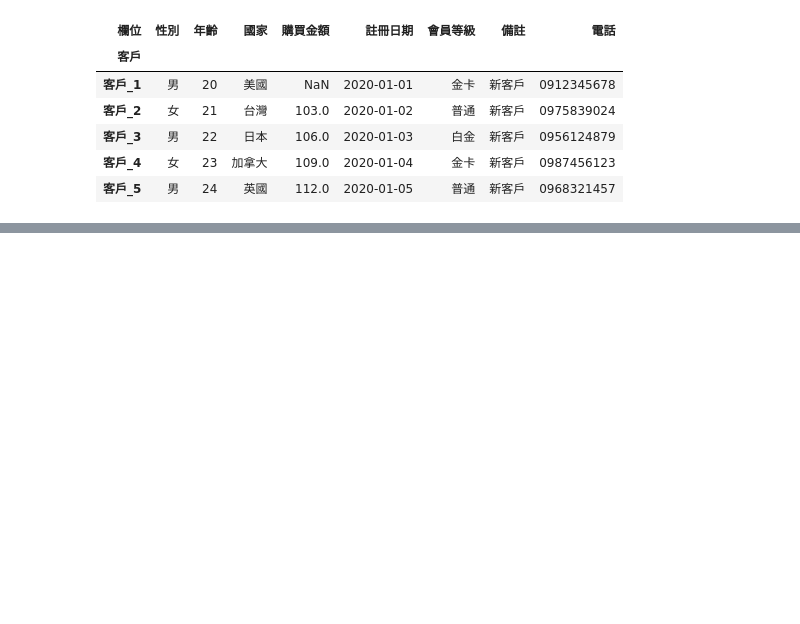
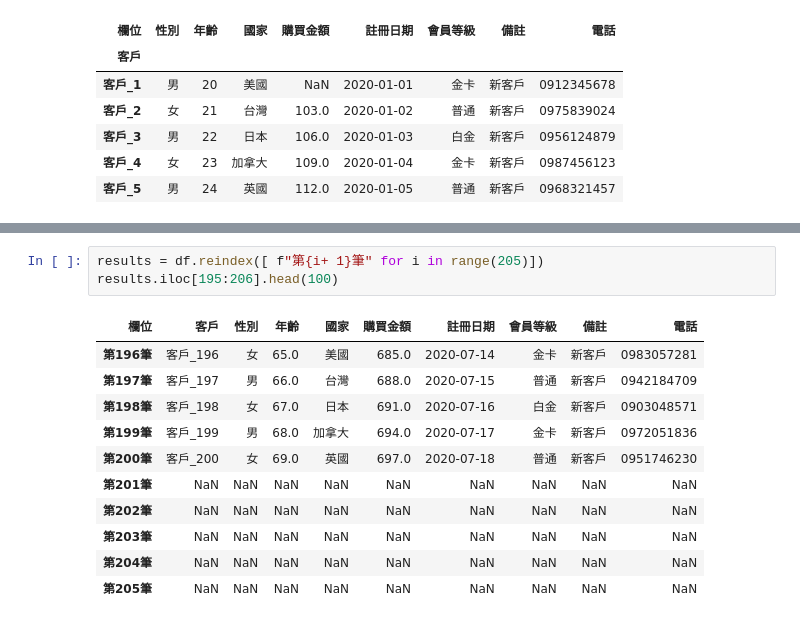
Before and after one commit to pysduck0w0/ProjectDevelop, a Jupyter notebook: ch03/index.python.ipynb, the cells around one changed output, grey strips where cells are left out. Saved outputs shown, nothing was run; the diff lists cells and outputs as text; blank space fills up the shorter version.

```diff
--- a/ch03/index.python.ipynb
+++ b/ch03/index.python.ipynb
@@ -716,0 +717,15 @@ df.head()
+# %%
+results = df.reindex([ f"第{i+ 1}筆" for i in range(205)])
+results.iloc[195:206].head(100)
+# %% [output]
+| 欄位 | 客戶 | 性別 | 年齡 | 國家 | 購買金額 | 註冊日期 | 會員等級 | 備註 | 電話 |
+| 第196筆 | 客戶_196 | 女 | 65.0 | 美國 | 685.0 | 2020-07-14 | 金卡 | 新客戶 | 0983057281 |
+| 第197筆 | 客戶_197 | 男 | 66.0 | 台灣 | 688.0 | 2020-07-15 | 普通 | 新客戶 | 0942184709 |
+| 第198筆 | 客戶_198 | 女 | 67.0 | 日本 | 691.0 | 2020-07-16 | 白金 | 新客戶 | 0903048571 |
+| 第199筆 | 客戶_199 | 男 | 68.0 | 加拿大 | 694.0 | 2020-07-17 | 金卡 | 新客戶 | 0972051836 |
+| 第200筆 | 客戶_200 | 女 | 69.0 | 英國 | 697.0 | 2020-07-18 | 普通 | 新客戶 | 0951746230 |
+| 第201筆 | NaN | NaN | NaN | NaN | NaN | NaN | NaN | NaN | NaN |
+| 第202筆 | NaN | NaN | NaN | NaN | NaN | NaN | NaN | NaN | NaN |
+| 第203筆 | NaN | NaN | NaN | NaN | NaN | NaN | NaN | NaN | NaN |
+| 第204筆 | NaN | NaN | NaN | NaN | NaN | NaN | NaN | NaN | NaN |
+| 第205筆 | NaN | NaN | NaN | NaN | NaN | NaN | NaN | NaN | NaN |
```
Also changed, not shown: parts of 12 cells of this notebook.
